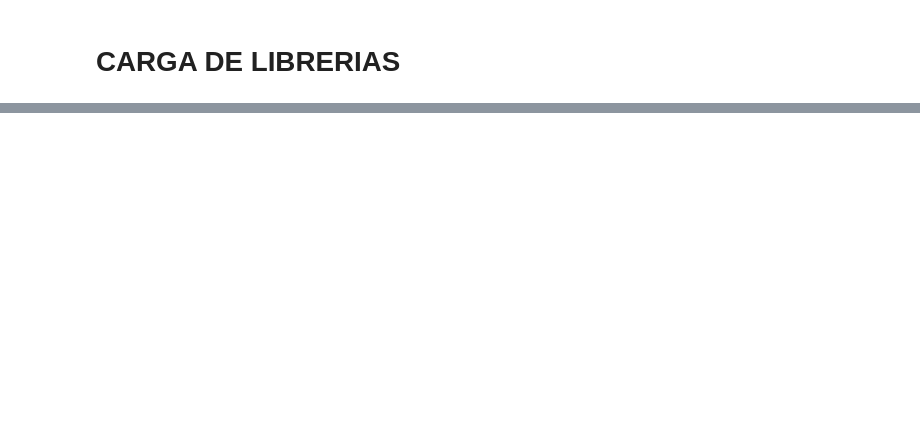
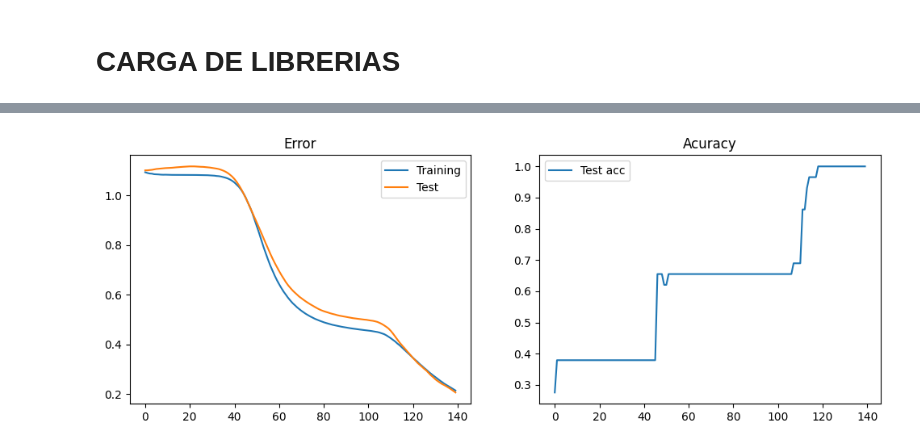
Before and after one commit to castillosebastian/neuralnets, a Jupyter notebook: Actividad_3_RBF_2.ipynb, the cells around one changed output, grey strips where cells are left out. Drawn from its saved outputs; the diff is of its cells as text; code cells hidden in the pictures; blank space fills up the shorter version.

```diff
--- a/Actividad_3_RBF_2.ipynb
+++ b/Actividad_3_RBF_2.ipynb
@@ -12,4 +12,10 @@ from torch import nn  # Modelos neuronales y funciones de Loss
 from torch import optim # (3er paso BACKPROPAGATION) Optimizadores ---> Gradiente descendiente, Adam, AdaDelta, etc
 from torch.utils.data import Dataset, DataLoader
 
+import sys
+
 device = torch.device("cuda:0" if torch.cuda.is_available() else "cpu")  # Elige el dispositivo. Utilizará GPU si está disponible
+
+sys.path.append('/home/sebacastillo/neuralnets/')
+from src.utils import get_project_root
+root = get_project_root()
@@ -18,2 +22,4 @@ device = torch.device("cuda:0" if torch.cuda.is_available() else "cpu")  # Elige
+# %%
+dir = str(root) + '/course_bib/Ejercicio2_resuelto/'
 # %%
-data = pd.read_csv('irisbin.csv', header=None).to_numpy()
+data = pd.read_csv( dir + 'irisbin.csv', header=None).to_numpy()
@@ -561,0 +98,10 @@ print(f'\nTasa acierto [test]: {acc:.4}\n')
+# %%
+BATCH_SIZE=32
+filename_train = dir + 'data_trn.csv'
+filename_test = dir + 'data_tst.csv'
+
+trn = DATASET(filename_train)
+tst = DATASET(filename_test)
+
+train_loader = DataLoader(trn, batch_size=BATCH_SIZE, shuffle=True)
+test_loader = DataLoader(tst, batch_size=BATCH_SIZE, shuffle=False)
@@ -561,0 +176,17 @@ print(f'\nTasa acierto [test]: {acc:.4}\n')
+# %%
+# plotting
+plt.figure(figsize=(12, 4))
+plt.subplot(1, 2, 1)
+plt.plot(train_losses, label='Training')
+plt.plot(test_losses, label='Test')
+plt.legend()
+plt.title('Error')
+
+plt.subplot(1, 2, 2)
+plt.plot(test_accuracies, label='Test acc')
+plt.legend()
+plt.title('Acuracy')
+
+plt.show()
+# %% [output]
+[figure, added]
```
Also changed, not shown: parts of 33 cells of this notebook.
